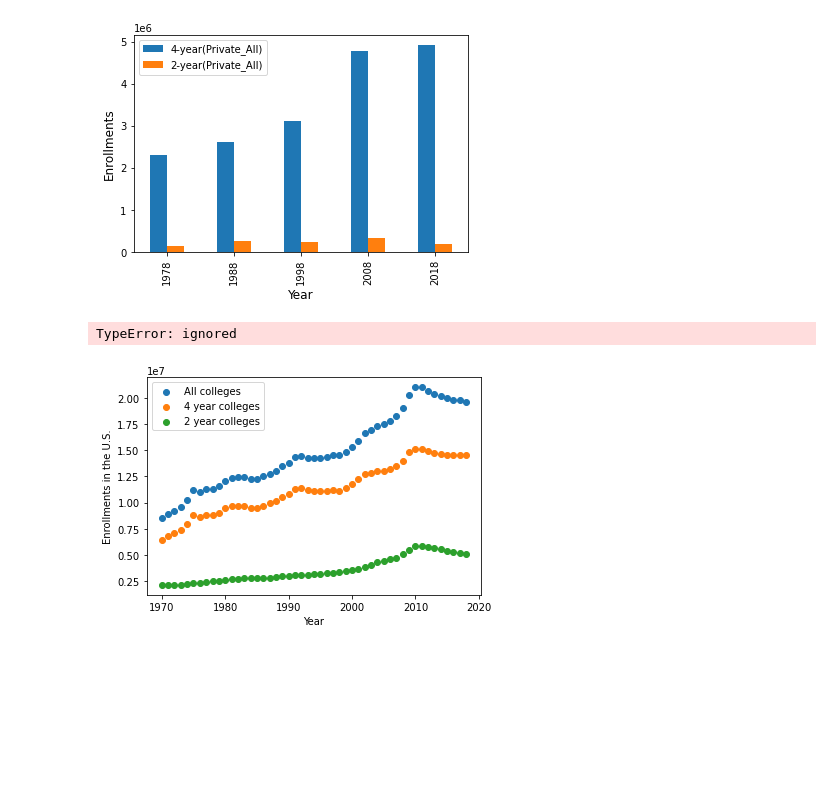
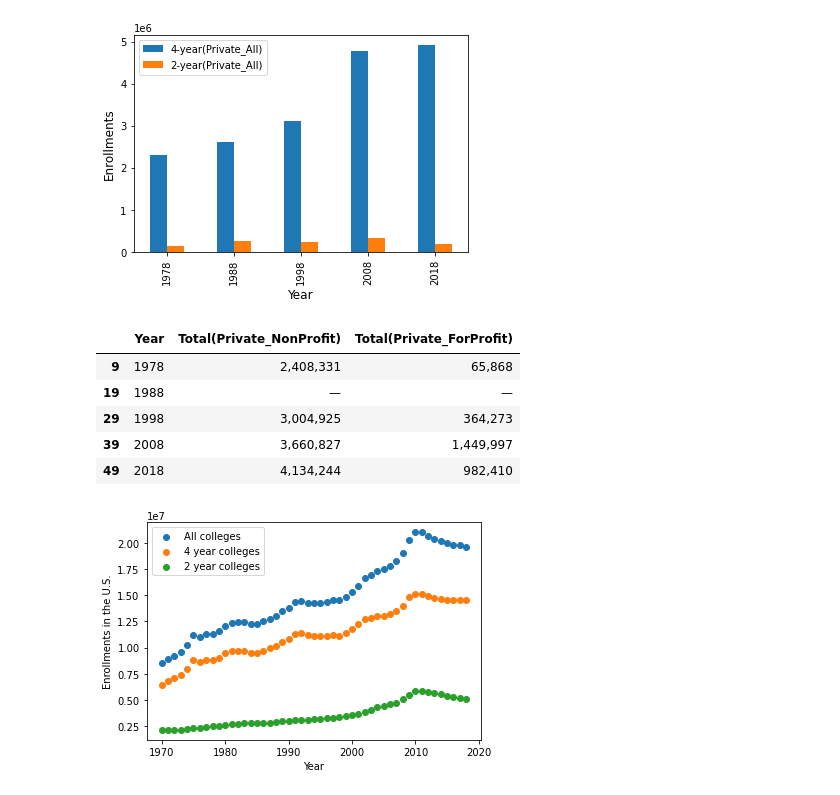
Before and after one commit to Vineet2107/HSO201_CourseProject, a Jupyter notebook: HSO_Arush.ipynb, the cells around one changed output. Cells and saved outputs as stored; diff of their text form; code cells hidden in the pictures; blank space fills up the shorter version.

```diff
--- a/HSO_Arush.ipynb
+++ b/HSO_Arush.ipynb
@@ -167,12 +167,18 @@ Text(0.5, 0, 'Year')
 # %%
 columns = ['Year', 'Total(Private_NonProfit)', 'Total(Private_ForProfit)']
 df2 = df1[columns]
 
-df2 = df2.set_index('Year')
-df2.plot(kind = 'bar')
-plt.ylabel('Enrollments')
+# df2 = df2.set_index('Year')
+# df2.plot(kind = 'bar')
+# plt.ylabel('Enrollments')
+df2
 # %% [output]
-TypeError: ignored
+|  | Year | Total(Private_NonProfit) | Total(Private_ForProfit) |
+| 9 | 1978 | 2,408,331 | 65,868 |
+| 19 | 1988 | — | — |
+| 29 | 1998 | 3,004,925 | 364,273 |
+| 39 | 2008 | 3,660,827 | 1,449,997 |
+| 49 | 2018 | 4,134,244 | 982,410 |
 # %%
 plt.figure(figsize = (6,4))
 plt.subplot()
```
Also changed, not shown: parts of 12 cells of this notebook.
